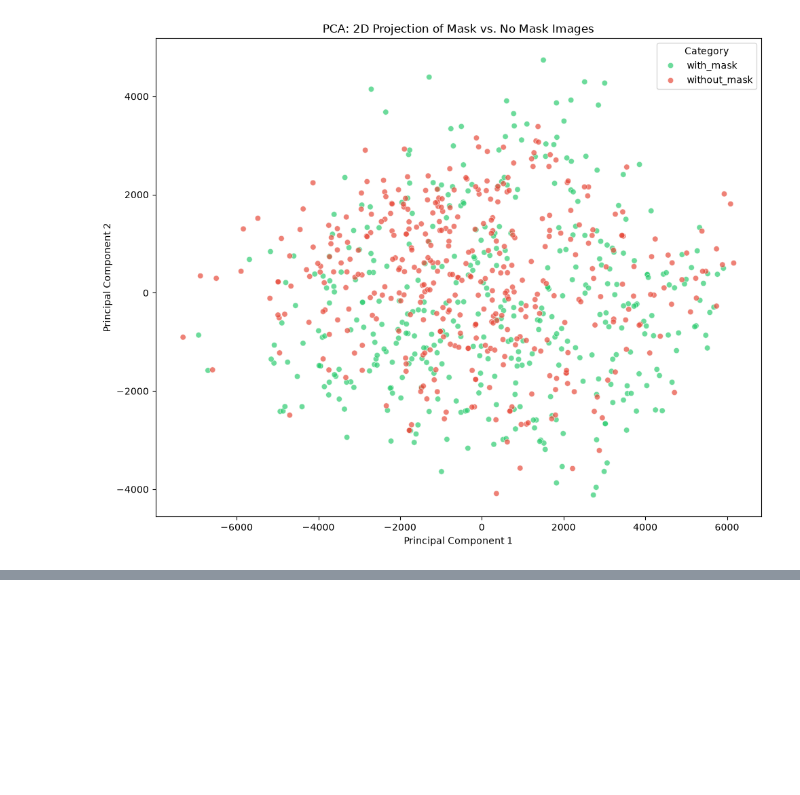
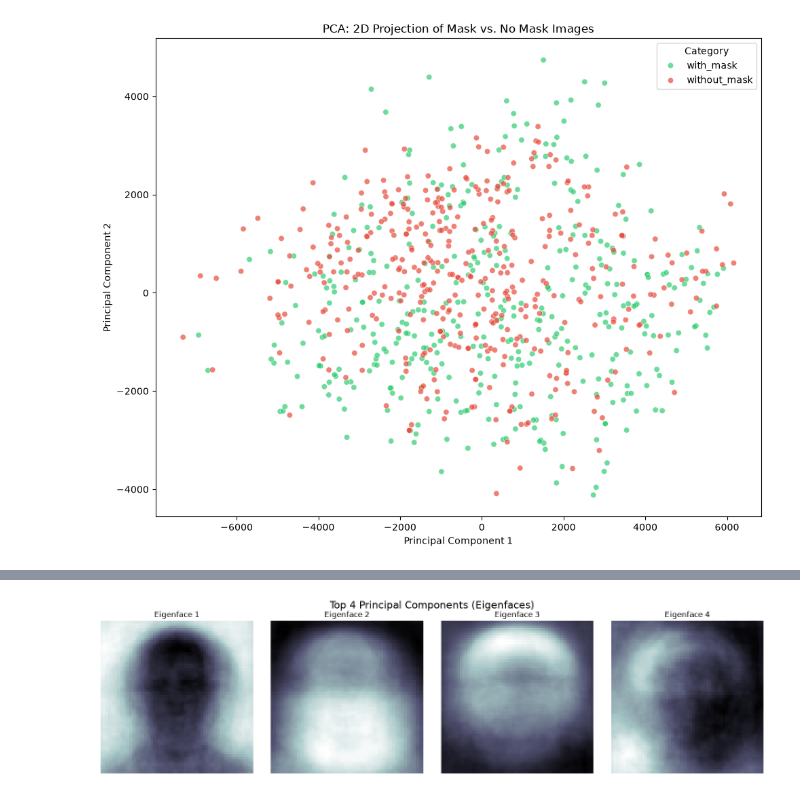
Before and after one commit to umandathathsarani/Face-Mask-Detector, a Jupyter notebook: notebooks/00_eda_visualization.ipynb, the cells around one changed output, grey strips where cells are left out. Saved outputs shown, nothing was run; the diff lists cells and outputs as text; code cells hidden in the pictures; blank space fills up the shorter version.

```diff
--- a/notebooks/00_eda_visualization.ipynb
+++ b/notebooks/00_eda_visualization.ipynb
@@ -288,0 +325,20 @@ plt.show()
+# %%
+# Re-run PCA but keep the top 4 components to visualize them
+pca_faces = PCA(n_components=4, random_state=42)
+pca_faces.fit(X)
+
+fig, axes = plt.subplots(1, 4, figsize=(15, 4))
+for i, ax in enumerate(axes):
+    # Reshape the 4096-length component vector back into a 64x64 image
+    eigenface = pca_faces.components_[i].reshape(64, 64)
+
+    # We use the 'bone' colormap as it shows grayscale variance well
+    ax.imshow(eigenface, cmap='bone')
+    ax.set_title(f'Eigenface {i+1}')
+    ax.axis('off')
+
+plt.suptitle('Top 4 Principal Components (Eigenfaces)', fontsize=16)
+plt.tight_layout()
+plt.show()
+# %% [output]
+[figure, added]
```
Also changed, not shown: parts of 3 cells of this notebook.
